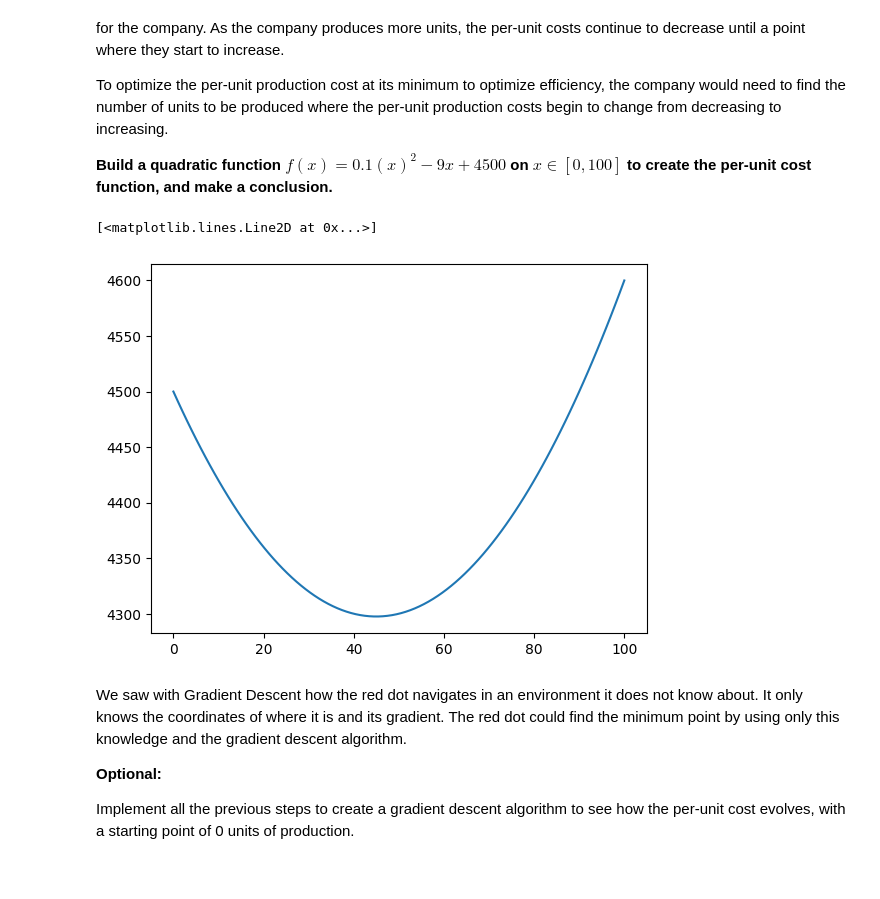
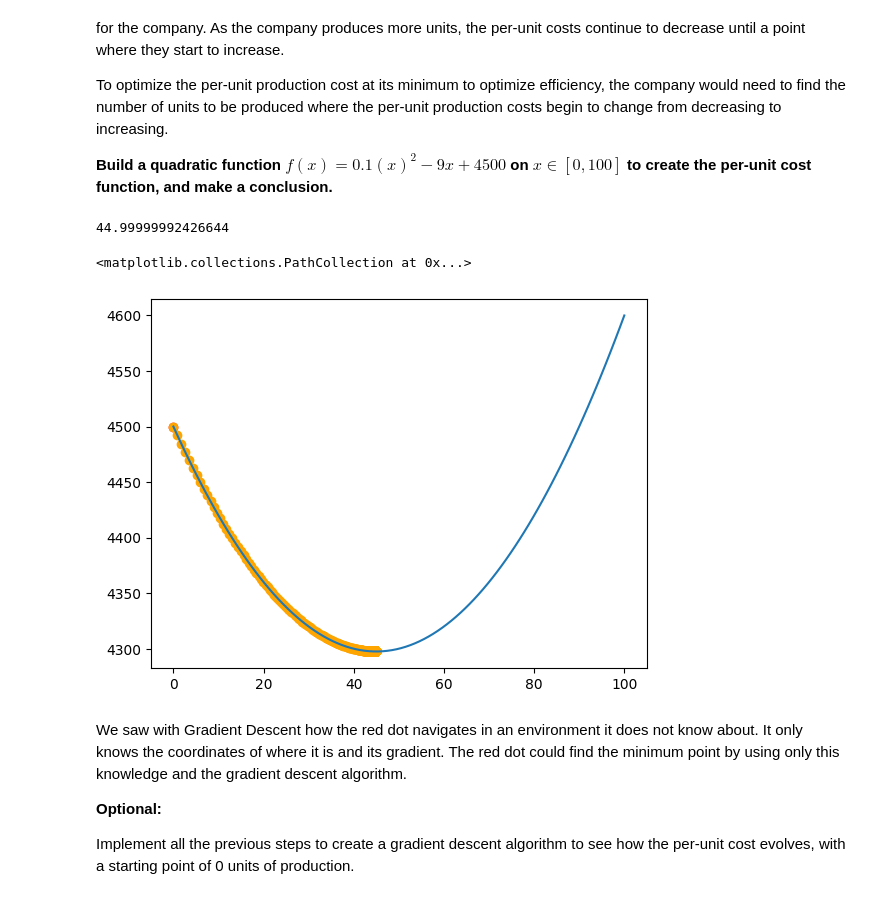
Before and after one commit to chematudela/calculus-and-algebra-problems-with-python, a Jupyter notebook: notebook/problems.ipynb, the cells around one changed output. Saved outputs shown, nothing was run; the diff lists cells and outputs as text; code cells hidden in the pictures.

```diff
--- a/notebook/problems.ipynb
+++ b/notebook/problems.ipynb
@@ -274,18 +274,56 @@ To optimize the per-unit production cost at its minimum to optimize efficiency,
 # %%
 # Define and plot the functi
 
 
 
 def q(x): return (0.1*x**2 -9*x+ 4500)
 
 x = np.linspace(0, 100, 100)
 
+def dq(x): return 0.2*x-9
+
 
 
 plt.plot(x, q(x))
+#plt.plot(x, dq(x))
+
+plt.scatter(x=0 , y = q(0), color='red')
+
+def gradient_descent(x, nsteps=1):
+
+
+    # collectXs is an array to store how x changed in each iteration, so we can visualize it later
+
+    collectXs = [x]
+
+    # learning_rate is the value that we mentioned as alpha in the previous section
+
+    learning_rate = 1e-01
+
+    for _ in range(nsteps):
+
+        # The following one line does the real magic
+        # The next value of x is calculated by subtracting the gradient * learning_rate by itself
+        # The intuition behind this line is in the previous section
+
+        x -= dq(x) * learning_rate
+        collectXs.append(x)
+
+    # We return a tuple that contains
+    # x -> recent x after nsteps
+    # collectXs -> all the x values that were calculated so far
+
+    return x, collectXs
+
+x=0
+x, collectedXs = gradient_descent(x, nsteps=1000)
+print(x)
+
+plt.scatter(x= collectedXs, y = q(np.array(collectedXs)), color = 'orange')
 # %% [output]
-[<matplotlib.lines.Line2D at 0x...>]
+44.99999992426644
+<matplotlib.collections.PathCollection at 0x...>
-[figure, old version]
+[figure, new version]
 # %% [markdown]
 We saw with Gradient Descent how the red dot navigates in an environment it does not know about. It only knows the coordinates of where it is and its gradient. The red dot could find the minimum point by using only this knowledge and the gradient descent algorithm.
 
```
